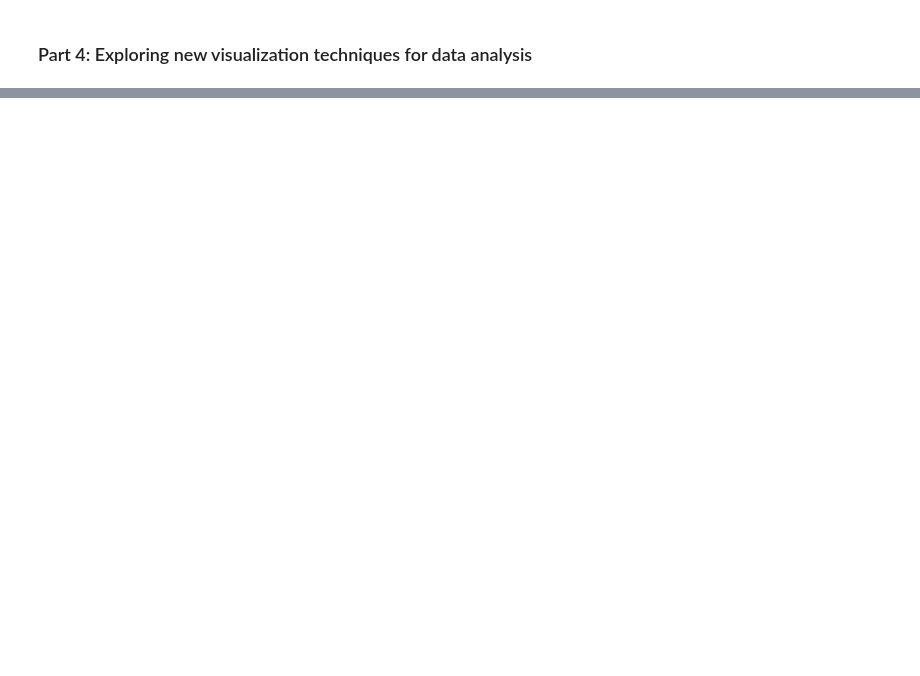
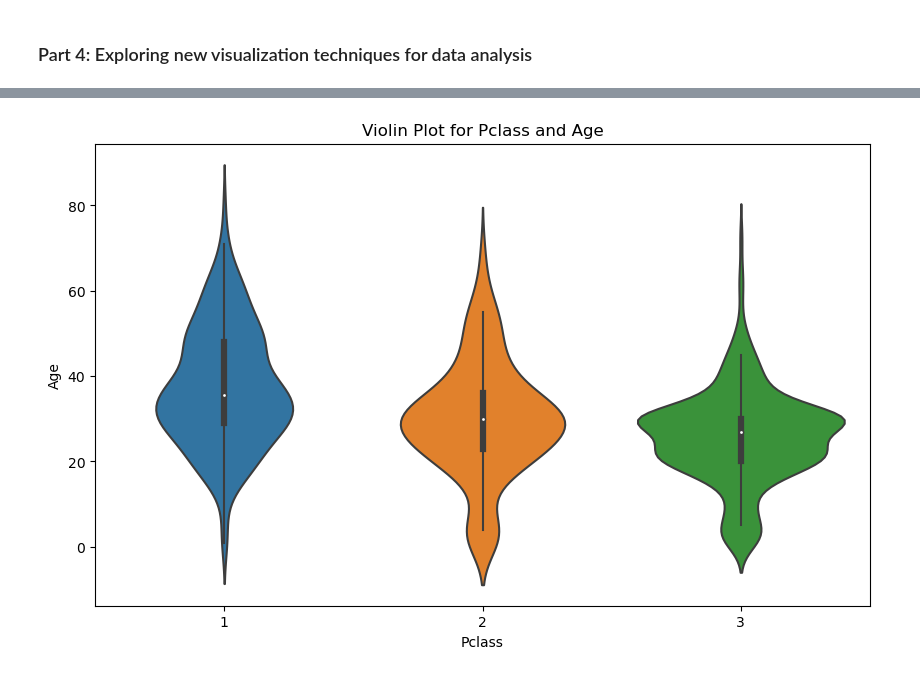
Before and after one commit to NilsDunlop/DIT863-Assignments, a Jupyter notebook: Assignment 1/Assignment1.ipynb, the cells around one changed output, grey strips where cells are left out. Saved outputs shown, nothing was run; the diff lists cells and outputs as text; code cells hidden in the pictures; blank space fills up the shorter version.

Commit message:
Update Assignment 1
added the charts for problem 4

```diff
--- a/Assignment 1/Assignment1.ipynb
+++ b/Assignment 1/Assignment1.ipynb
@@ -403,0 +420,8 @@ plt.show()
+# %%
+# violin plot for Pclass and Age
+plt.figure(figsize=(10, 6))
+sns.violinplot(data=titanic_df, x='Pclass', y='Age')
+plt.title('Violin Plot for Pclass and Age')
+plt.show()
+# %% [output]
+[figure, added]
```
Also changed, not shown: parts of 7 cells of this notebook.
